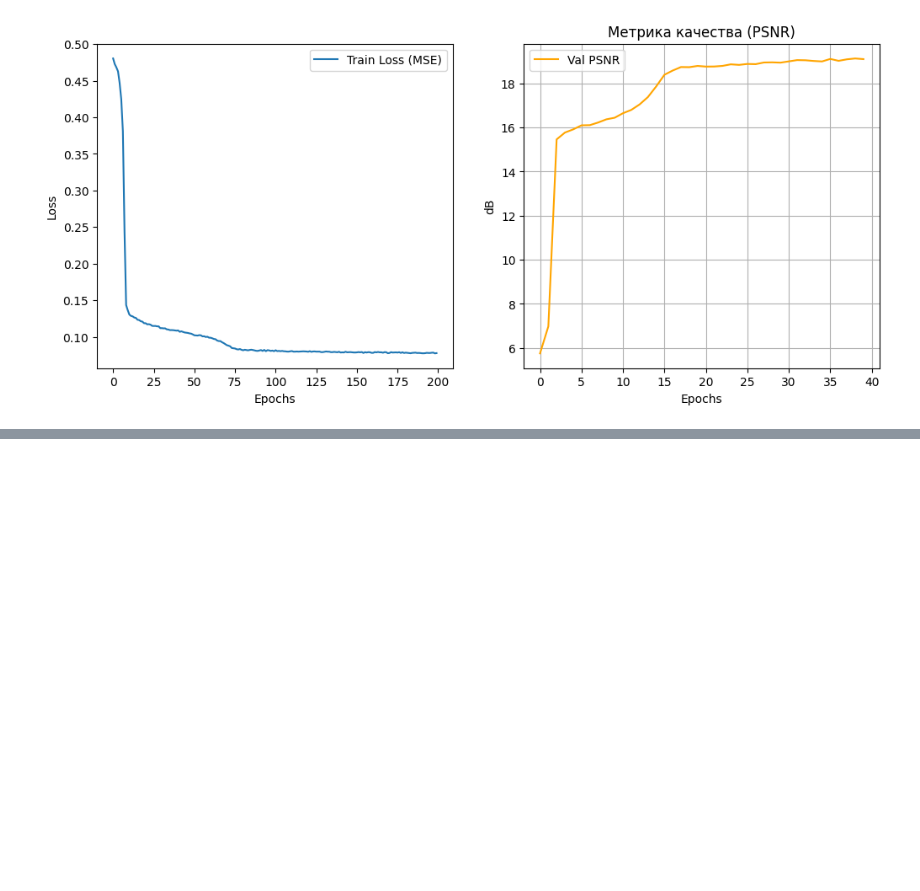
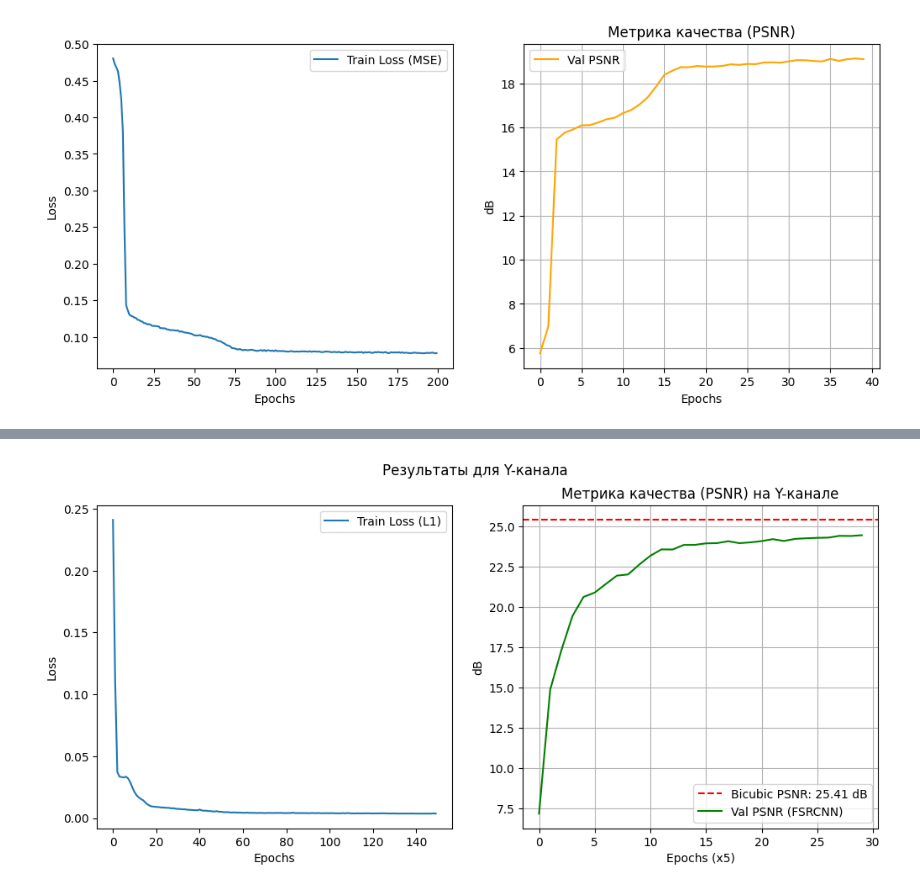
Before and after one commit to platiumgold/super-resolution, a Jupyter notebook: DL_algos/fsrcnn.ipynb, the cells around one changed output, grey strips where cells are left out. Saved outputs shown, nothing was run; the diff lists cells and outputs as text; code cells hidden in the pictures; blank space fills up the shorter version.

```diff
--- a/DL_algos/fsrcnn.ipynb
+++ b/DL_algos/fsrcnn.ipynb
@@ -262,0 +361,11 @@ print(f"Average Bicubic PSNR on validation set: {avg_bicubic_psnr:.2f} dB")
+# %%
+
+y_train_dataset = SatelliteSRDataset_Y(TRAIN_DIR)
+y_val_dataset = SatelliteSRDataset_Y(VAL_DIR, augment=False)
+y_train_loader = DataLoader(y_train_dataset, batch_size=BATCH_SIZE, shuffle=True)
+y_val_loader = DataLoader(y_val_dataset, batch_size=BATCH_SIZE, shuffle=False)
+
+y_model = FSRCNN_Y().to(device)
+y_criterion = nn.MSELoss()
+y_optimizer = optim.Adam(y_model.parameters(), lr=1e-3)
+y_scheduler = optim.lr_scheduler.StepLR(y_optimizer, step_size=50, gamma=0.5)
@@ -262,0 +421,22 @@ print(f"Average Bicubic PSNR on validation set: {avg_bicubic_psnr:.2f} dB")
+# %%
+# 5. Визуализация результатов для Y-версии
+plt.figure(figsize=(12, 5))
+plt.suptitle("Результаты для Y-канала")
+
+plt.subplot(1, 2, 1)
+plt.plot(y_loss, label='Train Loss (L1)')
+plt.xlabel('Epochs')
+plt.ylabel('Loss')
+plt.legend()
+
+plt.subplot(1, 2, 2)
+plt.plot(y_psnr_metric, label='Val PSNR (FSRCNN)', color='green')
+plt.title('Метрика качества (PSNR) на Y-канале')
+plt.xlabel('Epochs (x5)')
+plt.ylabel('dB')
+plt.legend()
+plt.grid(True)
+
+plt.show()
+# %% [output]
+[figure, added]
```
Also changed, not shown: parts of 9 cells of this notebook.
